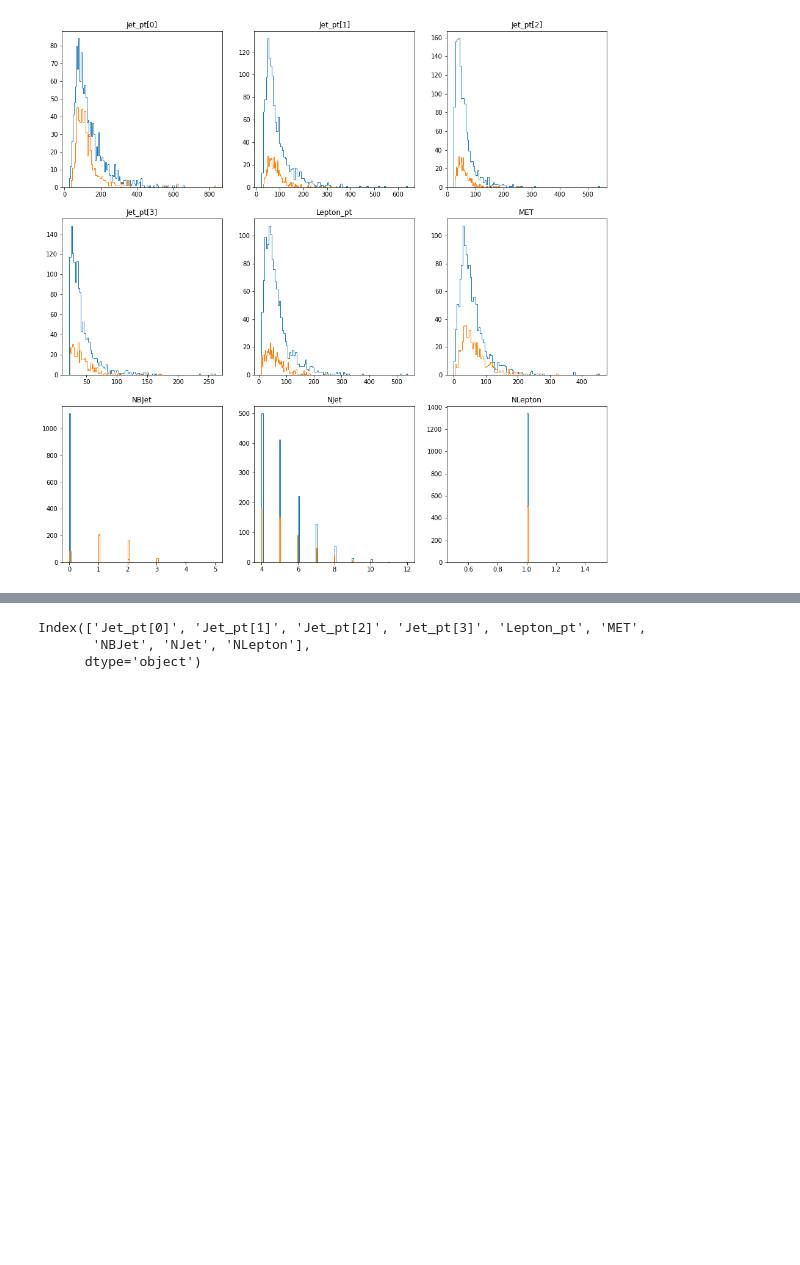
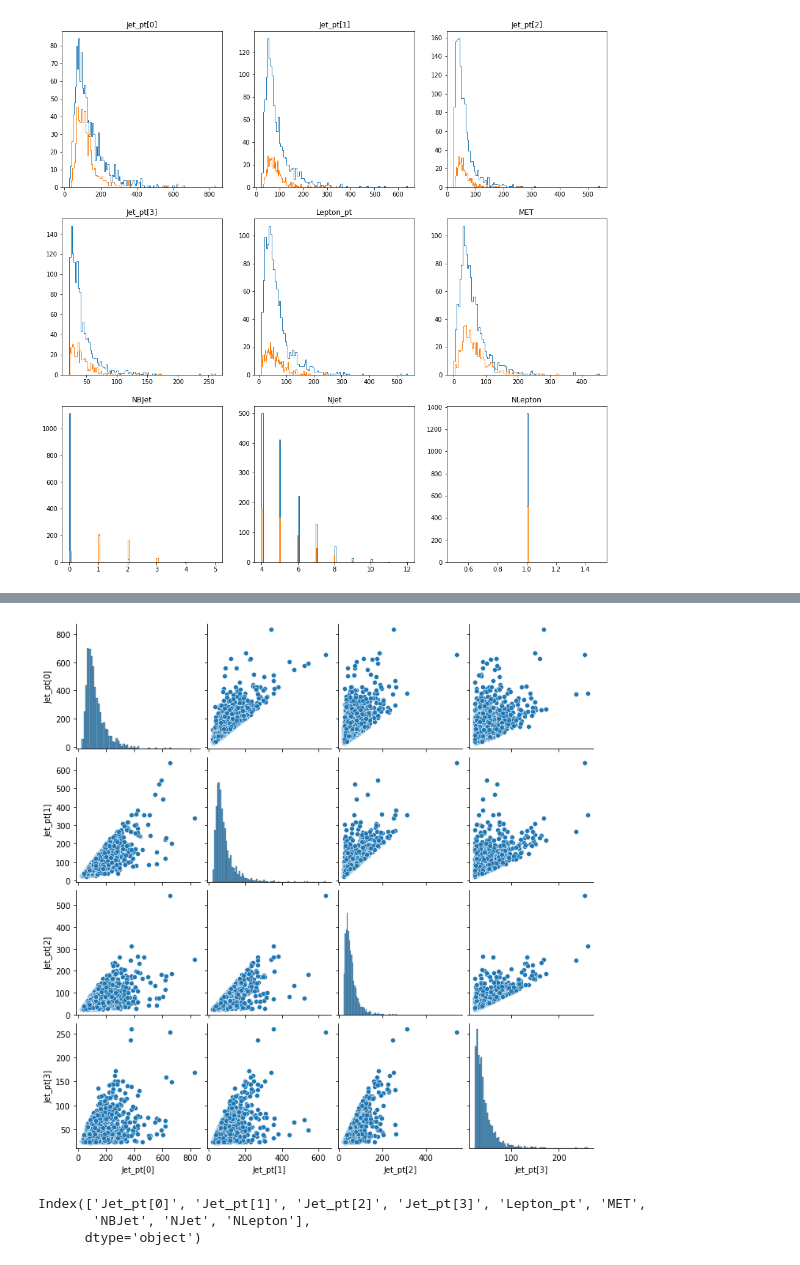
Before and after one commit to OwO-CR/terriyou, a Jupyter notebook: Logistic_jhj1.ipynb, the cells around one changed output, grey strips where cells are left out. Saved outputs shown, nothing was run; the diff lists cells and outputs as text; code cells hidden in the pictures; blank space fills up the shorter version.

```diff
--- a/Logistic_jhj1.ipynb
+++ b/Logistic_jhj1.ipynb
@@ -128,3 +149,9 @@ plt.show()
+# %%
+jet_pt = run_modify.loc[:,['Jet_pt[0]', 'Jet_pt[1]', 'Jet_pt[2]', 'Jet_pt[3]']]
+import seaborn as sns
+sns.pairplot(jet_pt);
+# %% [output]
+[figure, added]
 # %%
 feature_names
 # %% [output]
```
Also changed, not shown: parts of 3 cells of this notebook.
